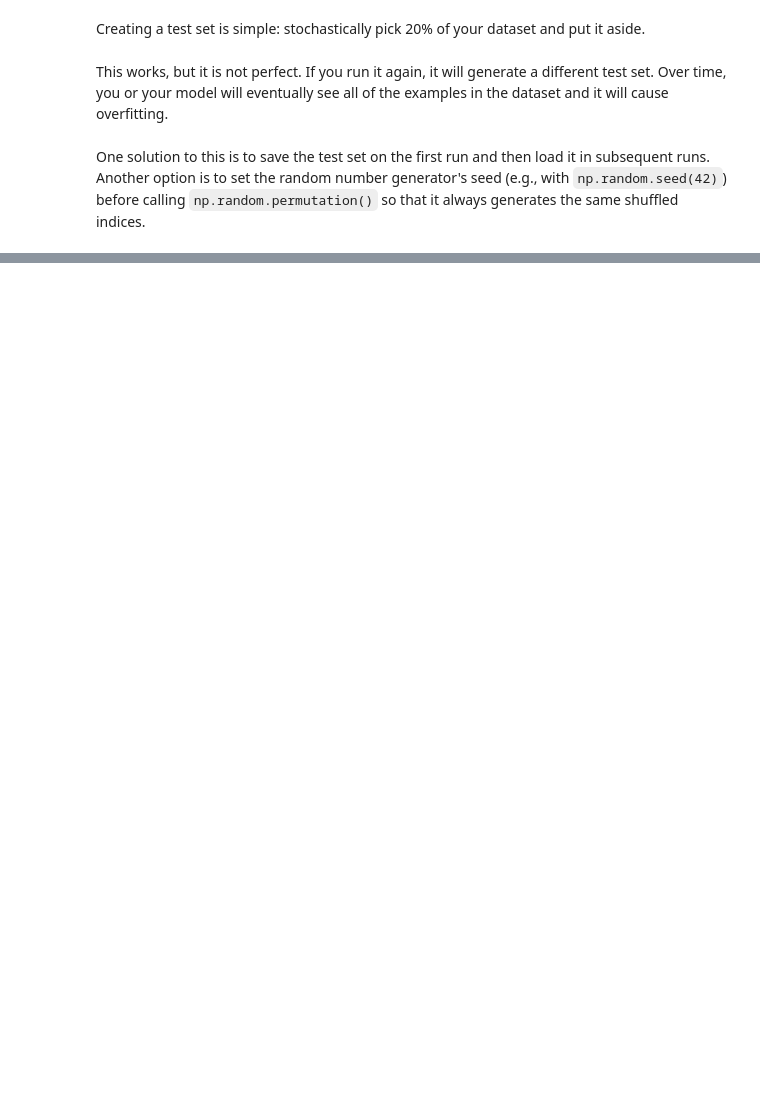
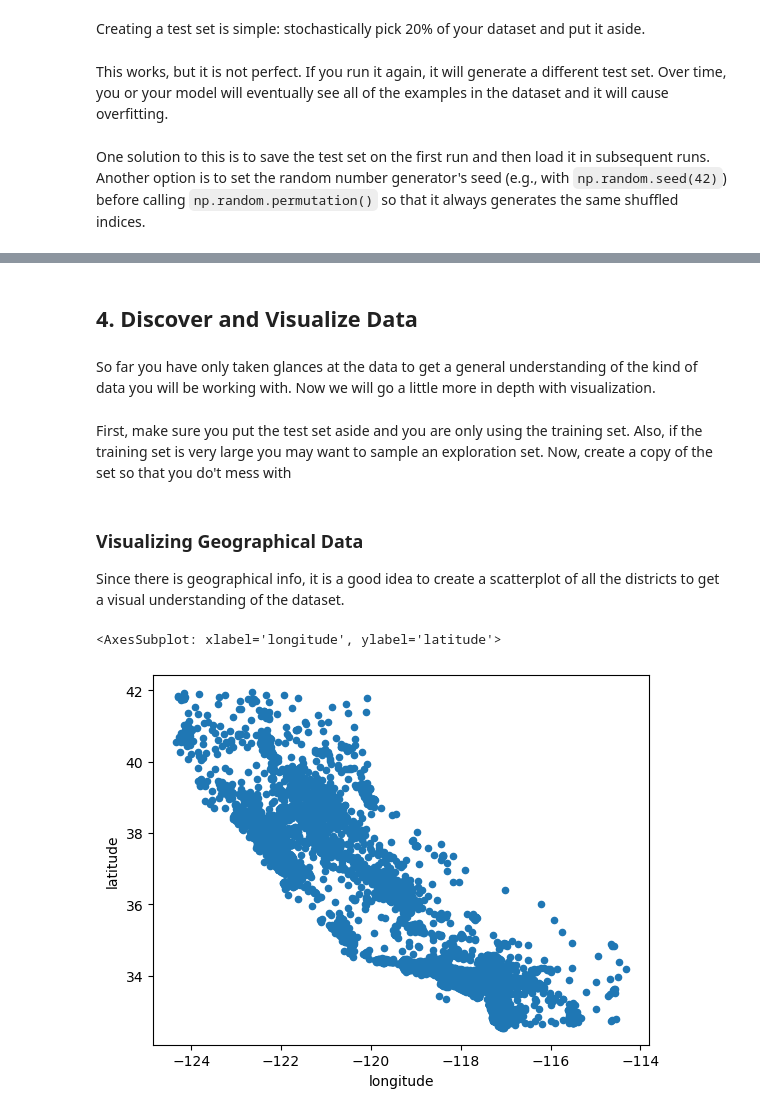
Before and after one commit to eriksandoval-py/machine-learning-examples, a Jupyter notebook: housing.ipynb, the cells around one changed output, grey strips where cells are left out. Saved outputs shown, nothing was run; the diff lists cells and outputs as text; code cells hidden in the pictures; blank space fills up the shorter version.

```diff
--- a/housing.ipynb
+++ b/housing.ipynb
@@ -99,0 +141,7 @@ One solution to this is to save the test set on the first run and then load it i
+# %%
+from sklearn.model_selection import StratifiedShuffleSplit
+
+split = StratifiedShuffleSplit(n_splits=1, test_size=0.2, random_state=42)
+for train_index, test_index in split.split(housing, housing['income_cat']):
+    strat_train_set = housing.loc[train_index]
+    strat_test_set = housing.loc[test_index]
@@ -99,0 +168,16 @@ One solution to this is to save the test set on the first run and then load it i
+# %% [markdown]
+## 4. Discover and Visualize Data
+# %% [markdown]
+So far you have only taken glances at the data to get a general understanding of the kind of data you will be working with. Now we will go a little more in depth with visualization.
+# %% [markdown]
+First, make sure you put the test set aside and you are only using the training set. Also, if the training set is very large you may want to sample an exploration set. Now, create a copy of the set so that you do't mess with
+# %%
+housing = strat_train_set.copy()
+# %% [markdown]
+### Visualizing Geographical Data
+Since there is geographical info, it is a good idea to create a scatterplot of all the districts to get a visual understanding of the dataset.
+# %%
+housing.plot(kind='scatter', x='longitude', y='latitude')
+# %% [output]
+<AxesSubplot: xlabel='longitude', ylabel='latitude'>
+[figure, added]
```
Also changed, not shown: parts of 21 cells of this notebook.
